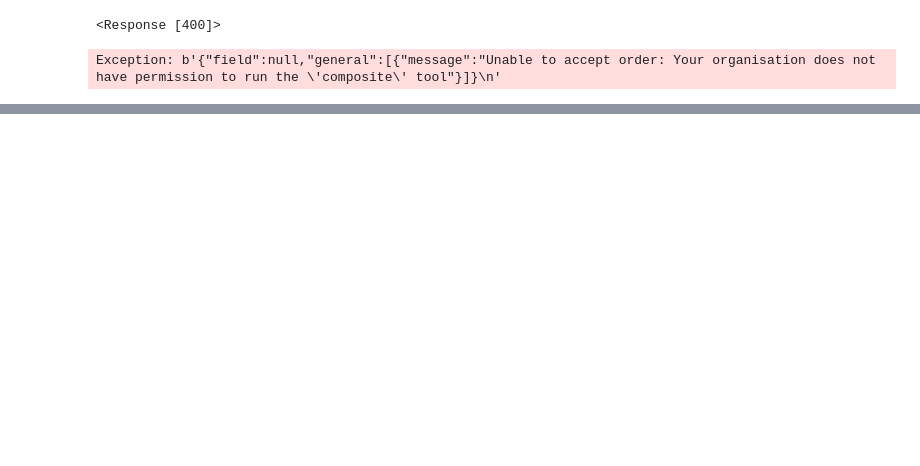
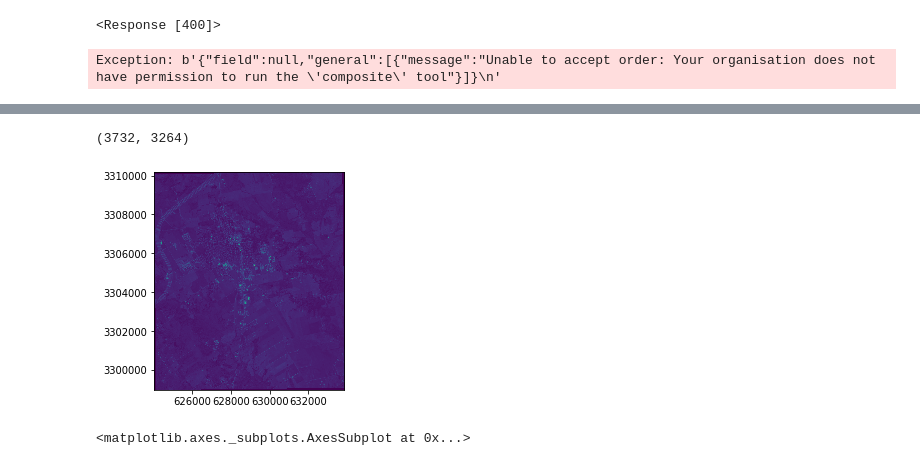
Before and after one commit to DavidAMills/image-segmentation-planet-lab, a Jupyter notebook: CAMS_Imagery_PlanetLab.ipynb, the cells around one changed output, grey strips where cells are left out. Saved outputs shown, nothing was run; the diff lists cells and outputs as text; code cells hidden in the pictures; blank space fills up the shorter version.

```diff
--- a/CAMS_Imagery_PlanetLab.ipynb
+++ b/CAMS_Imagery_PlanetLab.ipynb
@@ -441,0 +432,9 @@ show_rgb('data/84bd4757-c9a6-4481-b8e3-c479a4219d8f/1/files/20180122_163308_0f18
+# %%
+src = rasterio.open("output.tif")
+print(src.shape)
+type(src)
+rasterio.plot.show(src)
+# %% [output]
+(3732, 3264)
+[figure, added]
+<matplotlib.axes._subplots.AxesSubplot at 0x...>
```
Also changed, not shown: parts of 6 cells of this notebook, 3 other files.
